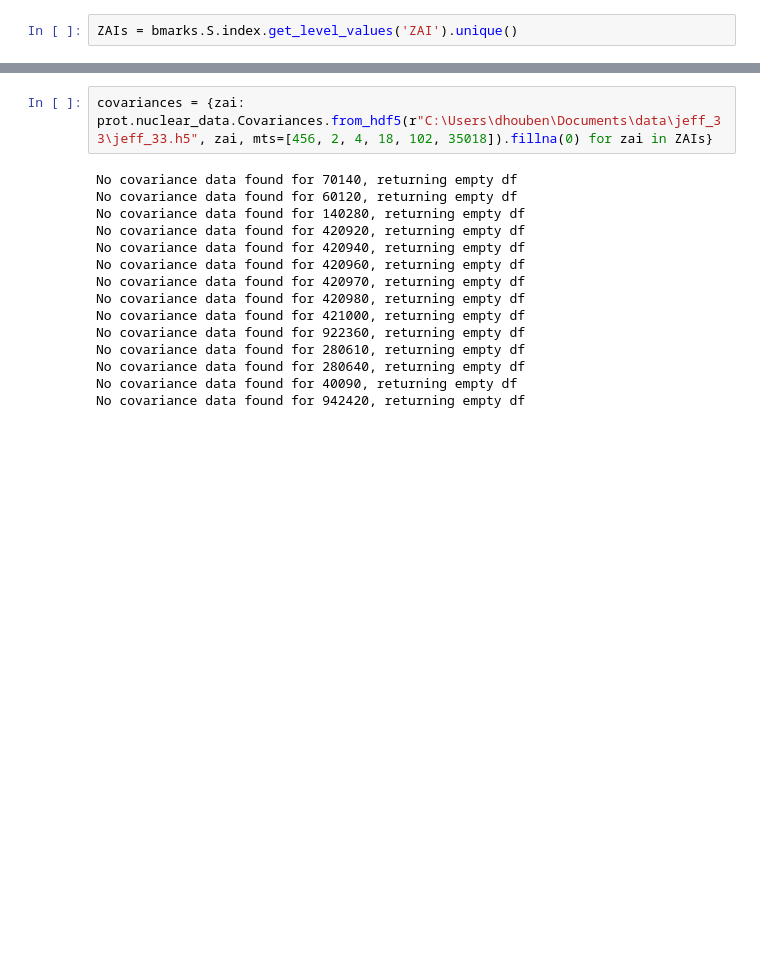
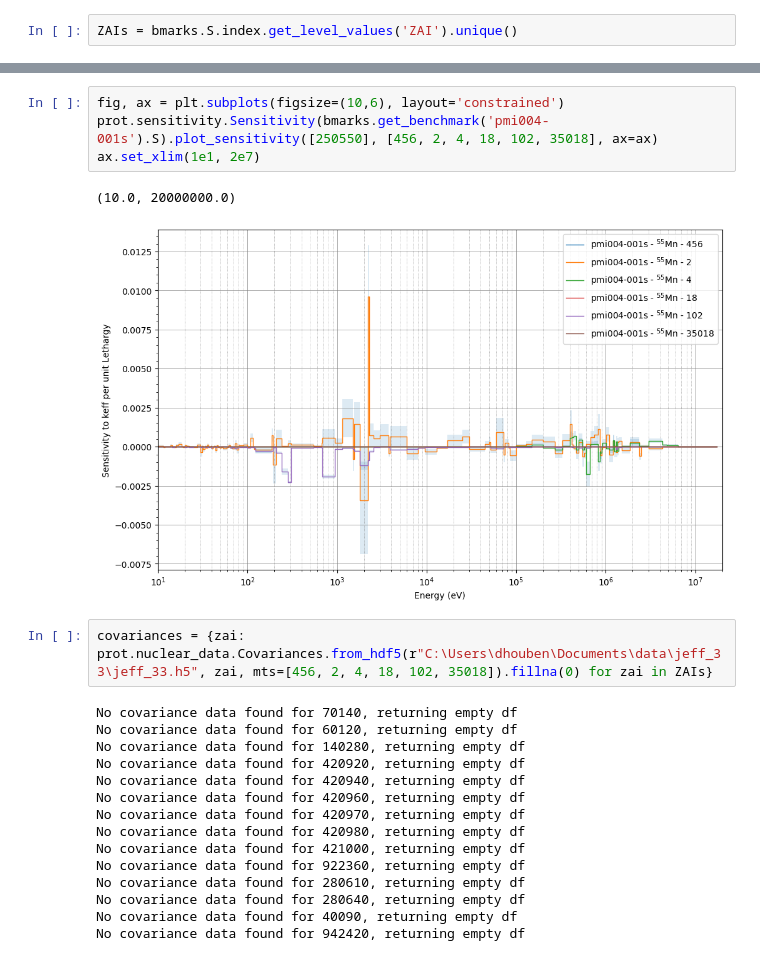
Before and after one commit to daan1392/PROT, a Jupyter notebook: notebooks/gls_on_benchmarks.ipynb, the cells around one changed output, grey strips where cells are left out. Saved outputs shown, nothing was run; the diff lists cells and outputs as text; blank space fills up the shorter version.

```diff
--- a/notebooks/gls_on_benchmarks.ipynb
+++ b/notebooks/gls_on_benchmarks.ipynb
@@ -26,3 +36,10 @@ Index([ 70140,  80160, 922340, 922350, 922380,  60120,  60130, 130270, 140280,
+# %%
+fig, ax = plt.subplots(figsize=(10,6), layout='constrained')
+prot.sensitivity.Sensitivity(bmarks.get_benchmark('pmi004-001s').S).plot_sensitivity([250550], [456, 2, 4, 18, 102, 35018], ax=ax)
+ax.set_xlim(1e1, 2e7)
+# %% [output]
+(10.0, 20000000.0)
+[figure, added]
 # %%
 covariances = {zai: prot.nuclear_data.Covariances.from_hdf5(r"C:\Users\dhouben\Documents\data\jeff_33\jeff_33.h5", zai, mts=[456, 2, 4, 18, 102, 35018]).fillna(0) for zai in ZAIs}
 # %% [output]
```
Also changed, not shown: parts of 45 cells of this notebook, 7 other files.
